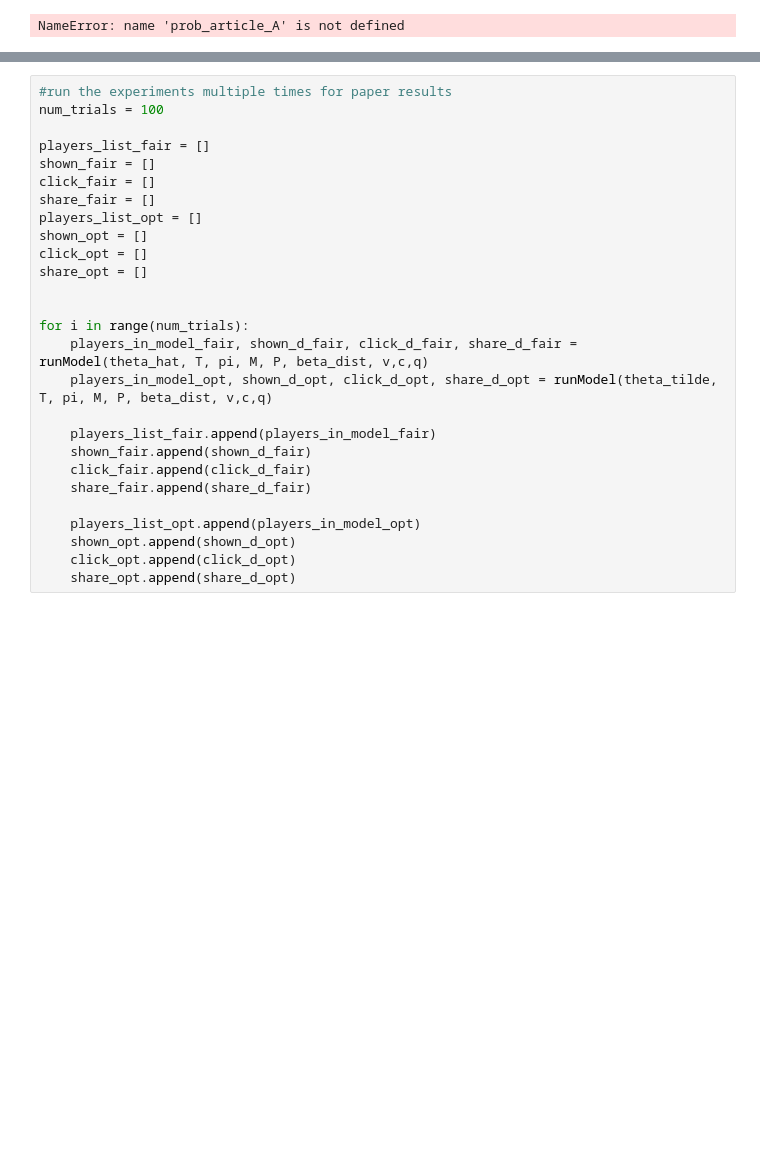
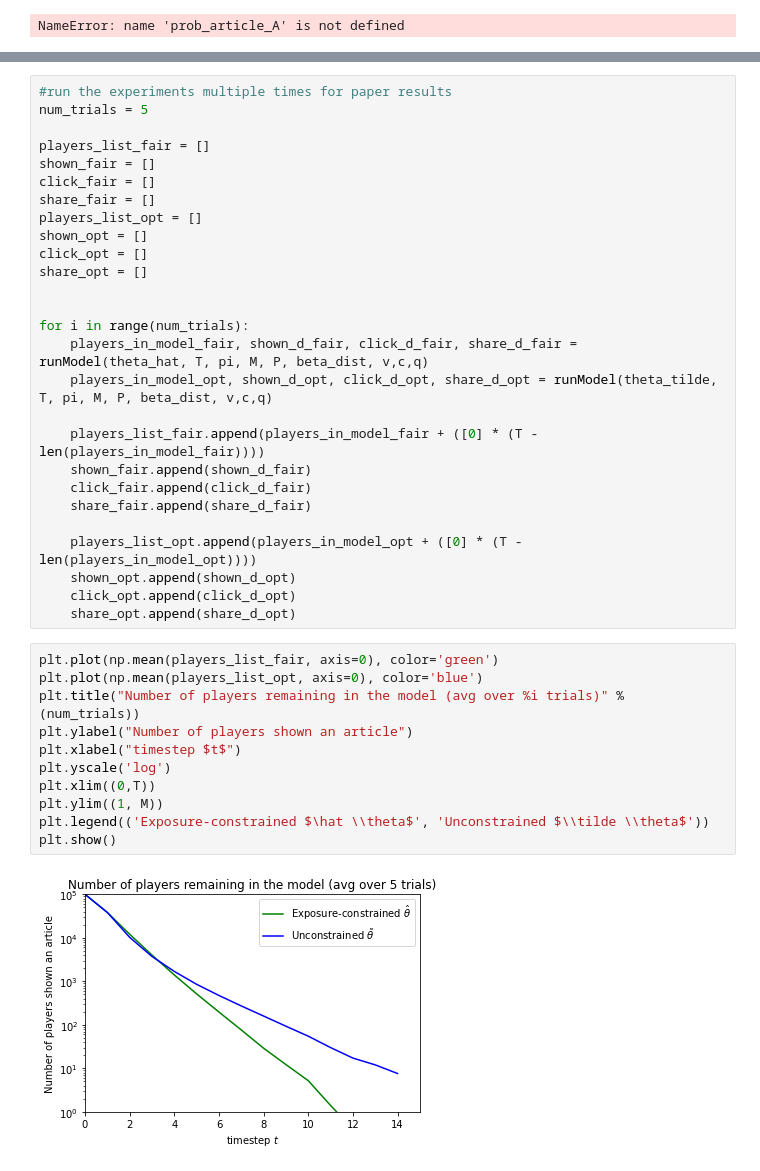
Before and after one commit to jfinocchiaro/long-term-fair-mdps, a Jupyter notebook: political-influence/simulations-beta-dist-draw.ipynb, the cells around one changed output, grey strips where cells are left out. Saved outputs shown, nothing was run; the diff lists cells and outputs as text; blank space fills up the shorter version.

Commit message:
Fixing theta index, set up to run multiple trials

```diff
--- a/political-influence/simulations-beta-dist-draw.ipynb
+++ b/political-influence/simulations-beta-dist-draw.ipynb
@@ -274,6 +328,6 @@ Invalid limit will be ignored.
 # %%
 #run the experiments multiple times for paper results
-num_trials = 100
+num_trials = 5
 
 players_list_fair = []
 shown_fair = []
@@ -289,12 +343,25 @@ for i in range(num_trials):
     players_in_model_fair, shown_d_fair, click_d_fair, share_d_fair = runModel(theta_hat, T, pi, M, P, beta_dist, v,c,q)
     players_in_model_opt, shown_d_opt, click_d_opt, share_d_opt = runModel(theta_tilde, T, pi, M, P, beta_dist, v,c,q)
 
-    players_list_fair.append(players_in_model_fair)
+    players_list_fair.append(players_in_model_fair + ([0] * (T - len(players_in_model_fair))))
     shown_fair.append(shown_d_fair)
     click_fair.append(click_d_fair)
     share_fair.append(share_d_fair)
 
-    players_list_opt.append(players_in_model_opt)
+    players_list_opt.append(players_in_model_opt + ([0] * (T - len(players_in_model_opt))))
     shown_opt.append(shown_d_opt)
     click_opt.append(click_d_opt)
     share_opt.append(share_d_opt)
+# %%
+plt.plot(np.mean(players_list_fair, axis=0), color='green')
+plt.plot(np.mean(players_list_opt, axis=0), color='blue')
+plt.title("Number of players remaining in the model (avg over %i trials)" % (num_trials))
+plt.ylabel("Number of players shown an article")
+plt.xlabel("timestep $t$")
+plt.yscale('log')
+plt.xlim((0,T))
+plt.ylim((1, M))
+plt.legend(('Exposure-constrained $\hat \\theta$', 'Unconstrained $\\tilde \\theta$'))
+plt.show()
+# %% [output]
+[figure, added]
```
Also changed, not shown: parts of 9 cells of this notebook, 2 other files.
